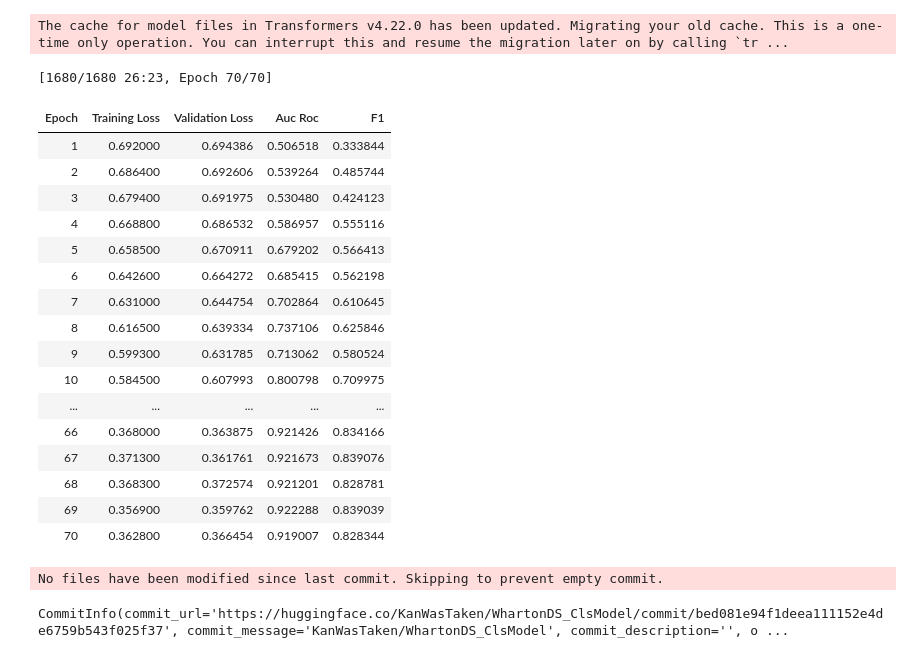
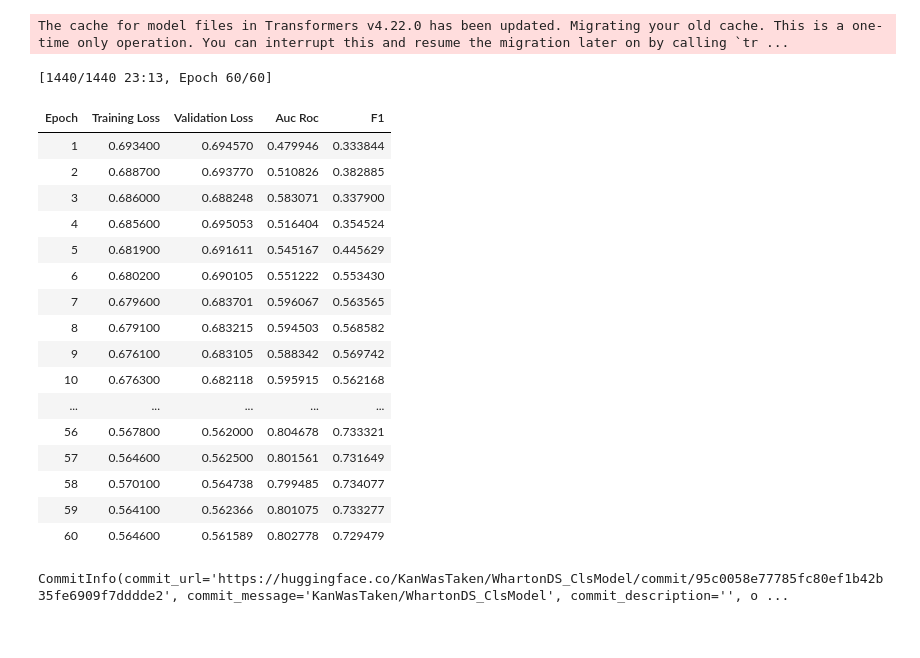
Before and after one commit to KangaOnGit/Wharton-Data-Science-Competition, a Jupyter notebook: Test1.ipynb, the cells around one changed output. Saved outputs shown, nothing was run; the diff lists cells and outputs as text; code cells hidden in the pictures.

Commit message:
Kaggle Notebook | Classification Model (Wharton) | Version 30

```diff
--- a/Test1.ipynb
+++ b/Test1.ipynb
@@ -613,15 +596,24 @@ The cache for model files in Transformers v4.22.0 has been updated. Migrating yo
 # %%
 def compute_metrics(eval_pred):
     logits, labels = eval_pred
+
+    # Convert logits to a PyTorch tensor
     logits = torch.tensor(logits)
-    probs = torch.nn.functional.softmax(logits, dim=1)[:, 1].cpu().numpy()
+
+    # Apply softmax to get probabilities
+    probs = torch.nn.functional.softmax(logits, dim=1)[:, 1].cpu().numpy()  # Convert back to NumPy
+
+    # Ensure labels are in NumPy array format
     labels = np.array(labels)
+
+    # Convert probabilities to binary predictions
     preds = (probs >= 0.5).astype(int)
 
-    auc_roc = roc_auc_score(labels, probs) if len(set(labels)) > 1 else 0.0
+    # Compute metrics
+    auc_roc = roc_auc_score(labels, probs) if len(set(labels)) > 1 else 0.0  # Prevent single-class error
     f1 = f1_score(labels, preds, average="macro")
 
-    return {"eval_auc_roc": auc_roc, "eval_f1": f1}  # Ensure correct key name
+    return {"auc_roc": auc_roc, "f1": f1}
 # %%
 from transformers import Trainer, TrainingArguments
 from transformers import get_scheduler
@@ -634,67 +626,65 @@ warnings.filterwarnings(
 )
 
 training_args = TrainingArguments(
-    output_dir="./WhartonDS_ClsModel",
-    learning_rate = 1e-5,
-    eval_strategy="epoch",  # Evaluate at each epoch
+    output_dir="./WhartonDS_ClsModel_Test",
+    learning_rate=1e-5,
+    eval_strategy="epoch",
     save_strategy="epoch",
-    logging_strategy="epoch",  # Log every epoch
+    logging_strategy="epoch",
     logging_dir="./logs",
-    logging_steps=1,  # Log at every step
+    logging_steps=1,
     per_device_train_batch_size=64,
     per_device_eval_batch_size=32,
-    num_train_epochs=70,
-    warmup_ratio = 0.05,
+    num_train_epochs=60,
     weight_decay=0.0005,
     report_to="none",
-    push_to_hub=True,
-    optim = 'adamw_torch',
-    lr_scheduler_type="cosine_with_restarts",
+    optim="adamw_torch",
+    lr_scheduler_type="cosine",
     hub_model_id="KanWasTaken/WhartonDS_ClsModel",
-    load_best_model_at_end=True,
+
+    # ✅ Ensure only the best model (lowest eval_loss) is saved
     metric_for_best_model="eval_loss",
-    greater_is_better=False,
-    save_total_limit = 1
+    greater_is_better=False,  # ✅ We want the lowest loss
+    load_best_model_at_end=True,  # ✅ Restore the lowest loss model
+    save_total_limit=1,  # ✅ Keep only 1 best model
 )
-
 
 # Initialize Model
 model = FeatureGroupingModel(FeatureGroupingConfig())
 
 trainer = Trainer(
     model=model.to(device),
     args=training_args,
     train_dataset=train_set,
     eval_dataset=val_set,
     compute_metrics=compute_metrics
 )
 
 # Train the Model
 trainer.train()
 
 # Save Model
 trainer.save_model("./WhartonDS_ClsModel")
 
 # Save Model to Hugging Face Hub
 trainer.push_to_hub("KanWasTaken/WhartonDS_ClsModel")
 # %% [output]
-[1680/1680 26:23, Epoch 70/70]
+[1440/1440 23:13, Epoch 60/60]
 | Epoch | Training Loss | Validation Loss | Auc Roc | F1 |
-| 1 | 0.692000 | 0.694386 | 0.506518 | 0.333844 |
-| 2 | 0.686400 | 0.692606 | 0.539264 | 0.485744 |
-| 3 | 0.679400 | 0.691975 | 0.530480 | 0.424123 |
-| 4 | 0.668800 | 0.686532 | 0.586957 | 0.555116 |
-| 5 | 0.658500 | 0.670911 | 0.679202 | 0.566413 |
-| 6 | 0.642600 | 0.664272 | 0.685415 | 0.562198 |
-| 7 | 0.631000 | 0.644754 | 0.702864 | 0.610645 |
-| 8 | 0.616500 | 0.639334 | 0.737106 | 0.625846 |
-| 9 | 0.599300 | 0.631785 | 0.713062 | 0.580524 |
-| 10 | 0.584500 | 0.607993 | 0.800798 | 0.709975 |
+| 1 | 0.693400 | 0.694570 | 0.479946 | 0.333844 |
+| 2 | 0.688700 | 0.693770 | 0.510826 | 0.382885 |
+| 3 | 0.686000 | 0.688248 | 0.583071 | 0.337900 |
+| 4 | 0.685600 | 0.695053 | 0.516404 | 0.354524 |
+| 5 | 0.681900 | 0.691611 | 0.545167 | 0.445629 |
+| 6 | 0.680200 | 0.690105 | 0.551222 | 0.553430 |
+| 7 | 0.679600 | 0.683701 | 0.596067 | 0.563565 |
+| 8 | 0.679100 | 0.683215 | 0.594503 | 0.568582 |
+| 9 | 0.676100 | 0.683105 | 0.588342 | 0.569742 |
+| 10 | 0.676300 | 0.682118 | 0.595915 | 0.562168 |
 | ... | ... | ... | ... | ... |
-| 66 | 0.368000 | 0.363875 | 0.921426 | 0.834166 |
-| 67 | 0.371300 | 0.361761 | 0.921673 | 0.839076 |
-| 68 | 0.368300 | 0.372574 | 0.921201 | 0.828781 |
-| 69 | 0.356900 | 0.359762 | 0.922288 | 0.839039 |
-| 70 | 0.362800 | 0.366454 | 0.919007 | 0.828344 |
+| 56 | 0.567800 | 0.562000 | 0.804678 | 0.733321 |
+| 57 | 0.564600 | 0.562500 | 0.801561 | 0.731649 |
+| 58 | 0.570100 | 0.564738 | 0.799485 | 0.734077 |
+| 59 | 0.564100 | 0.562366 | 0.801075 | 0.733277 |
+| 60 | 0.564600 | 0.561589 | 0.802778 | 0.729479 |
-No files have been modified since last commit. Skipping to prevent empty commit.
+CommitInfo(commit_url='https://huggingface.co/KanWasTaken/WhartonDS_ClsModel/commit/95c0058e77785fc80ef1b42b35fe6909f7dddde2', commit_message='KanWasTaken/WhartonDS_ClsModel', commit_description='', o ...
-CommitInfo(commit_url='https://huggingface.co/KanWasTaken/WhartonDS_ClsModel/commit/bed081e94f1deea111152e4de6759b543f025f37', commit_message='KanWasTaken/WhartonDS_ClsModel', commit_description='', o ...
```
Also changed, not shown: parts of 1 cell of this notebook.
